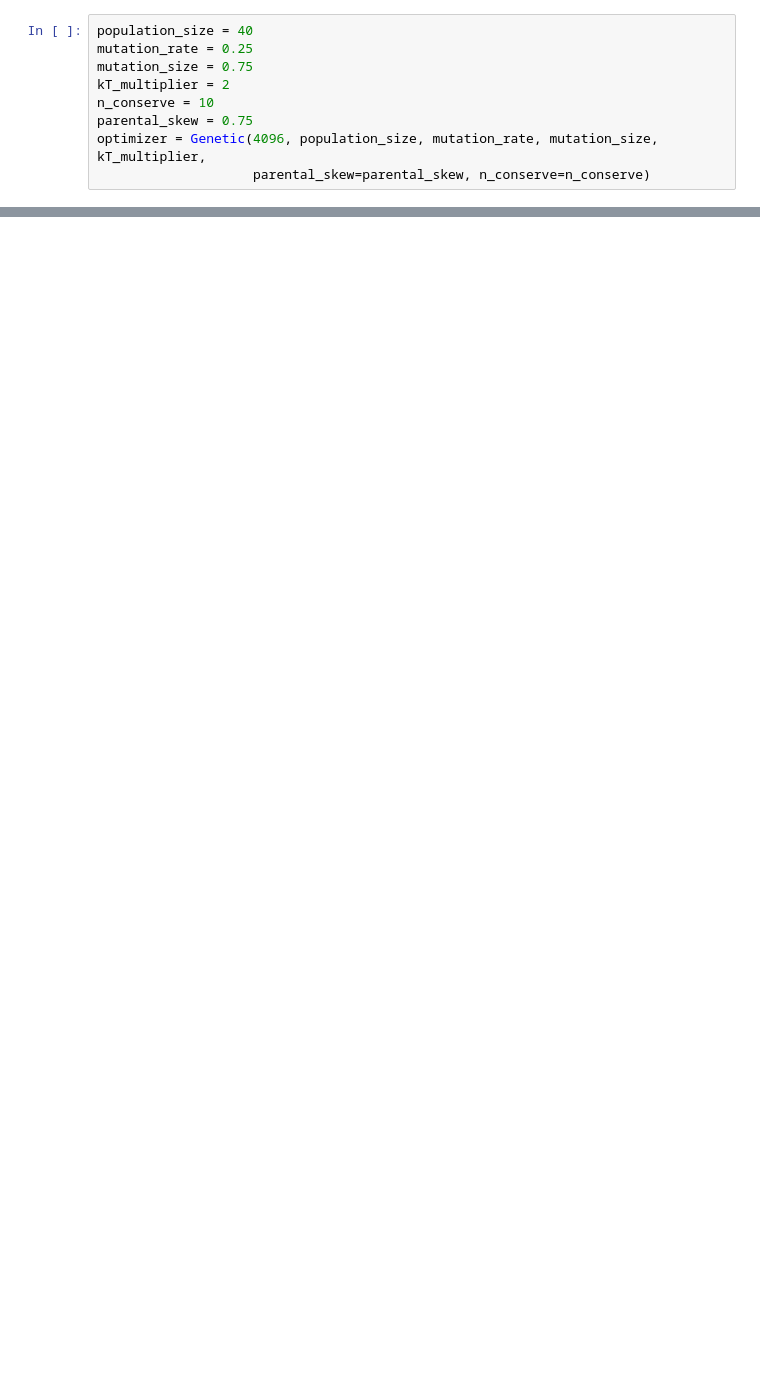
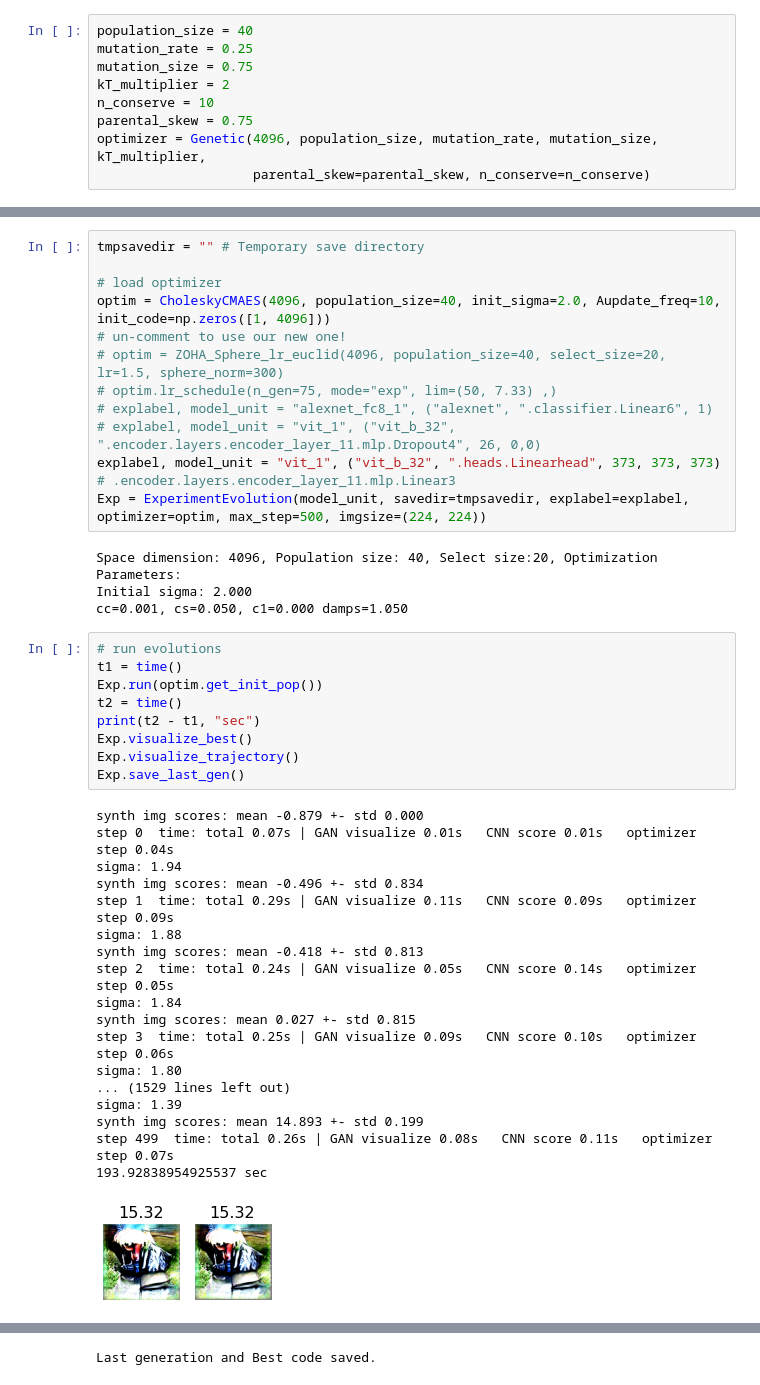
Before and after one commit to tillhartmann/ActMax-Optimizer-Dev, a Jupyter notebook: baseline.ipynb, the cells around one changed output, grey strips where cells are left out. Cells and saved outputs as stored; diff of their text form; blank space fills up the shorter version.

```diff
--- a/baseline.ipynb
+++ b/baseline.ipynb
@@ -43,0 +28,45 @@ upconvGAN(
+# %%
+tmpsavedir = "" # Temporary save directory
+
+# load optimizer
+optim = CholeskyCMAES(4096, population_size=40, init_sigma=2.0, Aupdate_freq=10, init_code=np.zeros([1, 4096]))
+# un-comment to use our new one!
+# optim = ZOHA_Sphere_lr_euclid(4096, population_size=40, select_size=20, lr=1.5, sphere_norm=300)
+# optim.lr_schedule(n_gen=75, mode="exp", lim=(50, 7.33) ,)
+# explabel, model_unit = "alexnet_fc8_1", ("alexnet", ".classifier.Linear6", 1)
+# explabel, model_unit = "vit_1", ("vit_b_32", ".encoder.layers.encoder_layer_11.mlp.Dropout4", 26, 0,0)
+explabel, model_unit = "vit_1", ("vit_b_32", ".heads.Linearhead", 373, 373, 373)
+# .encoder.layers.encoder_layer_11.mlp.Linear3
+Exp = ExperimentEvolution(model_unit, savedir=tmpsavedir, explabel=explabel, optimizer=optim, max_step=500, imgsize=(224, 224))
+# %% [output]
+Space dimension: 4096, Population size: 40, Select size:20, Optimization Parameters:
+Initial sigma: 2.000
+cc=0.001, cs=0.050, c1=0.000 damps=1.050
+# %%
+# run evolutions
+t1 = time()
+Exp.run(optim.get_init_pop())
+t2 = time()
+print(t2 - t1, "sec")
+Exp.visualize_best()
+Exp.visualize_trajectory()
+Exp.save_last_gen()
+# %% [output]
+synth img scores: mean -0.879 +- std 0.000
+step 0  time: total 0.07s | GAN visualize 0.01s   CNN score 0.01s   optimizer step 0.04s
+sigma: 1.94
+synth img scores: mean -0.496 +- std 0.834
+step 1  time: total 0.29s | GAN visualize 0.11s   CNN score 0.09s   optimizer step 0.09s
+sigma: 1.88
+synth img scores: mean -0.418 +- std 0.813
+step 2  time: total 0.24s | GAN visualize 0.05s   CNN score 0.14s   optimizer step 0.05s
+sigma: 1.84
+synth img scores: mean 0.027 +- std 0.815
+step 3  time: total 0.25s | GAN visualize 0.09s   CNN score 0.10s   optimizer step 0.06s
+sigma: 1.80
+... (1529 lines left out)
+sigma: 1.39
+synth img scores: mean 14.893 +- std 0.199
+step 499  time: total 0.26s | GAN visualize 0.08s   CNN score 0.11s   optimizer step 0.07s
+193.92838954925537 sec
+[figure, added]
@@ -43,0 +74 @@ upconvGAN(
+Last generation and Best code saved.
```
Also changed, not shown: parts of 9 cells of this notebook, 4 other files.
